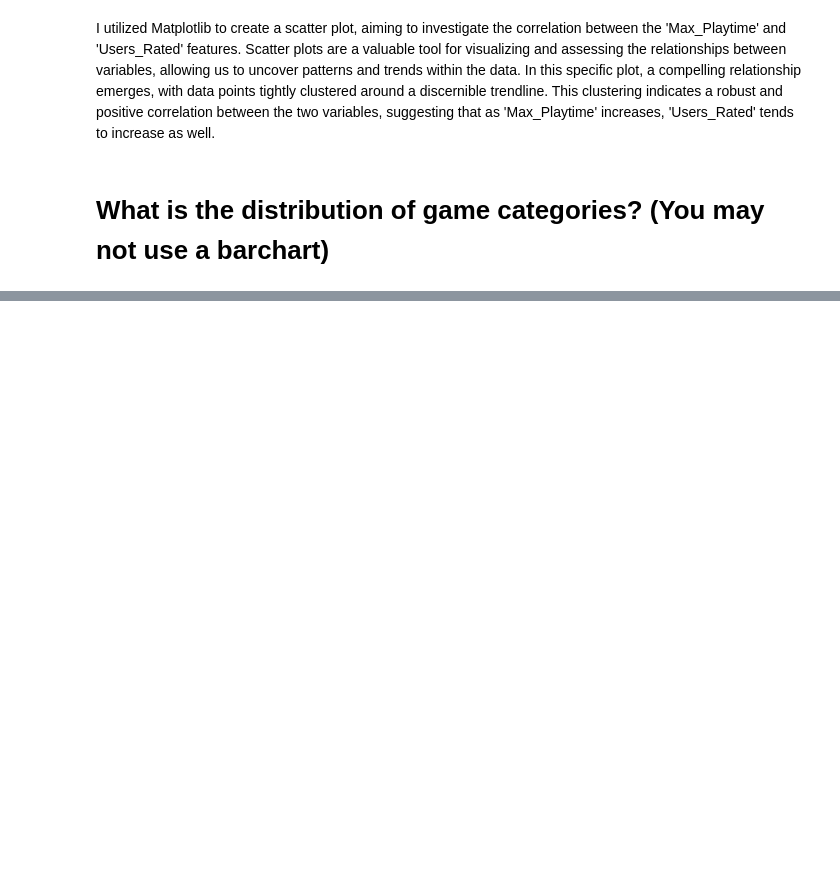
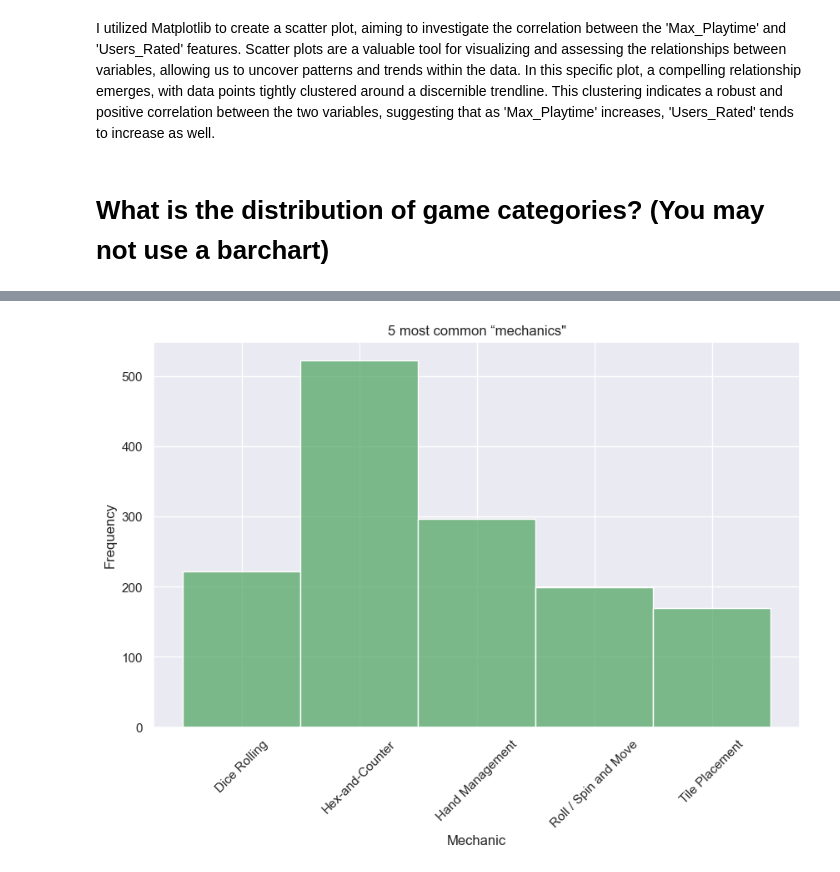
Before and after one commit to laisameno16/Data-Visualisation-Techniques, a Jupyter notebook: LaisAmeno_DVisHDip_CA1.ipynb, the cells around one changed output, grey strips where cells are left out. Cells and saved outputs as stored; diff of their text form; code cells hidden in the pictures; blank space fills up the shorter version.

```diff
--- a/LaisAmeno_DVisHDip_CA1.ipynb
+++ b/LaisAmeno_DVisHDip_CA1.ipynb
@@ -311,0 +284,10 @@ plt.show()
+# %%
+plt.figure(figsize=(10, 6))
+sns.histplot(df_filtered['mechanic'], palette='Set3', bins=top_n, color='g')
+plt.title('5 most common “mechanics"')
+plt.xlabel('Mechanic')
+plt.ylabel('Frequency')
+plt.xticks(rotation=45)
+plt.show()
+# %% [output]
+[figure, added]
```
Also changed, not shown: parts of 53 cells of this notebook.
